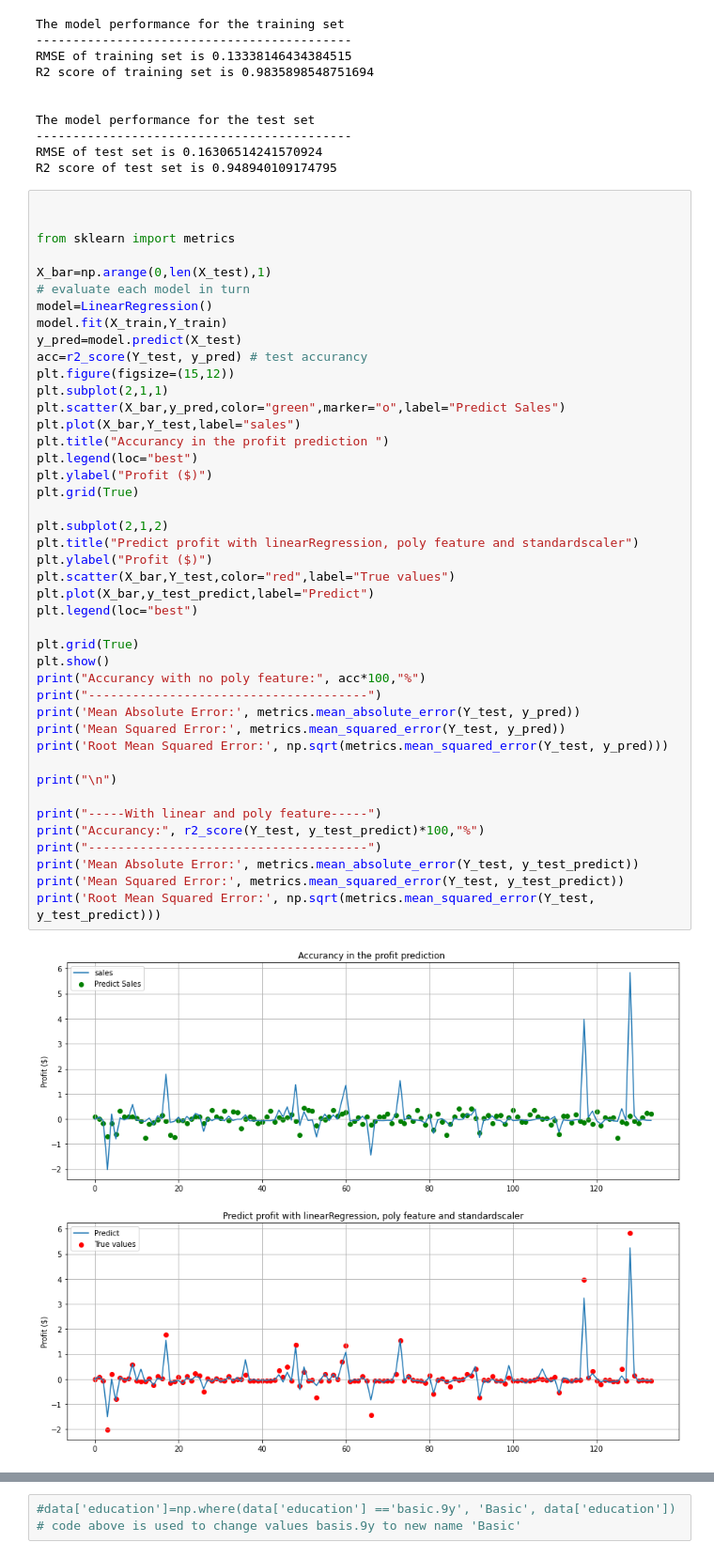
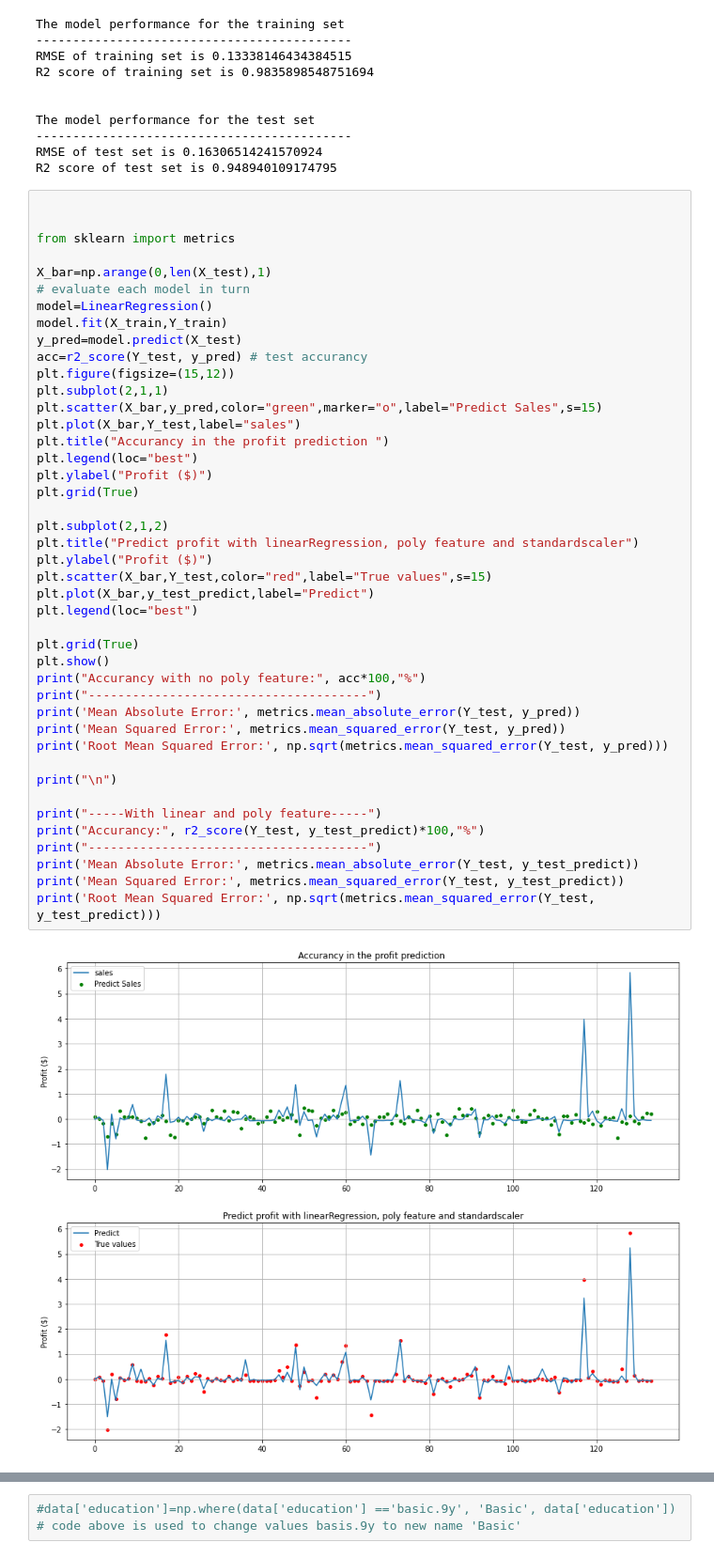
Before and after one commit to nguyentung120/superstore-predict, a Jupyter notebook: Superstore forecast .ipynb, the cells around one changed output, grey strips where cells are left out. Shown: that part at 94% size. Cells and saved outputs as stored; diff of their text form.

```diff
--- a/Superstore forecast .ipynb
+++ b/Superstore forecast .ipynb
@@ -202,38 +192,38 @@ y_pred=model.predict(X_test)
 acc=r2_score(Y_test, y_pred) # test accurancy
 plt.figure(figsize=(15,12))
 plt.subplot(2,1,1)
-plt.scatter(X_bar,y_pred,color="green",marker="o",label="Predict Sales")
+plt.scatter(X_bar,y_pred,color="green",marker="o",label="Predict Sales",s=15)
 plt.plot(X_bar,Y_test,label="sales")
 plt.title("Accurancy in the profit prediction ")
 plt.legend(loc="best")
 plt.ylabel("Profit ($)")
 plt.grid(True)
 
 plt.subplot(2,1,2)
 plt.title("Predict profit with linearRegression, poly feature and standardscaler")
 plt.ylabel("Profit ($)")
-plt.scatter(X_bar,Y_test,color="red",label="True values")
+plt.scatter(X_bar,Y_test,color="red",label="True values",s=15)
 plt.plot(X_bar,y_test_predict,label="Predict")
 plt.legend(loc="best")
 
 plt.grid(True)
 plt.show()
 print("Accurancy with no poly feature:", acc*100,"%")
 print("--------------------------------------")
 print('Mean Absolute Error:', metrics.mean_absolute_error(Y_test, y_pred))
 print('Mean Squared Error:', metrics.mean_squared_error(Y_test, y_pred))
 print('Root Mean Squared Error:', np.sqrt(metrics.mean_squared_error(Y_test, y_pred)))
 
 print("\n")
 
 print("-----With linear and poly feature-----")
 print("Accurancy:", r2_score(Y_test, y_test_predict)*100,"%")
 print("--------------------------------------")
 print('Mean Absolute Error:', metrics.mean_absolute_error(Y_test, y_test_predict))
 print('Mean Squared Error:', metrics.mean_squared_error(Y_test, y_test_predict))
 print('Root Mean Squared Error:', np.sqrt(metrics.mean_squared_error(Y_test, y_test_predict)))
 # %% [output]
-[figure, old version]
+[figure, new version]
 Accurancy with no poly feature: -0.6019904843831636 %
 --------------------------------------
 Mean Absolute Error: 0.3234085763755809
```
Also changed, not shown: parts of 6 cells of this notebook.
